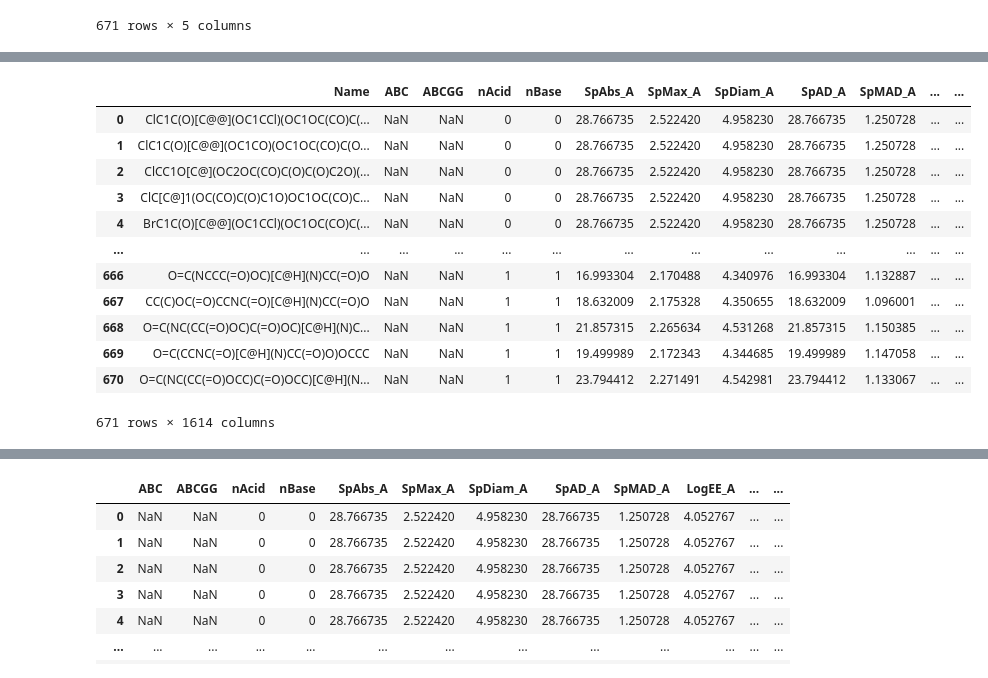
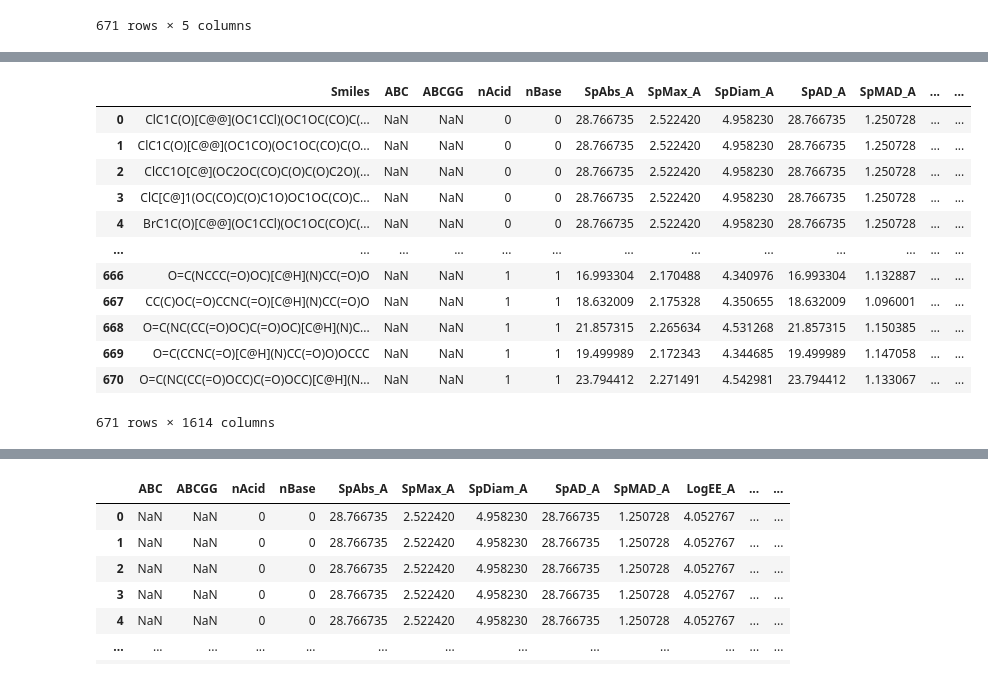
Before and after one commit to Samyzx/Sweetpred, a Jupyter notebook: Model_training.ipynb, the cells around one changed output, grey strips where cells are left out. Cells and saved outputs as stored; diff of their text form; code cells hidden in the pictures.

```diff
--- a/Model_training.ipynb
+++ b/Model_training.ipynb
@@ -38,8 +38,8 @@ Result(<rdkit.Chem.rdchem.Mol object at 0x...>,[<mordred.error.Error object at 0
 # %%
-df2=pd.read_csv("Descriptor_calculated.csv")
+df2=pd.read_csv("Data/Descriptor_calculated.csv")
 df2
 # %% [output]
-|  | Name | ABC | ABCGG | nAcid | nBase | SpAbs_A | SpMax_A | SpDiam_A | SpAD_A | SpMAD_A | ... | ... |
+|  | Smiles | ABC | ABCGG | nAcid | nBase | SpAbs_A | SpMax_A | SpDiam_A | SpAD_A | SpMAD_A | ... | ... |
 | 0 | ClC1C(O)[C@@](OC1CCl)(OC1OC(CO)C(... | NaN | NaN | 0 | 0 | 28.766735 | 2.522420 | 4.958230 | 28.766735 | 1.250728 | ... | ... |
 | 1 | ClC1C(O)[C@@](OC1CO)(OC1OC(CO)C(O... | NaN | NaN | 0 | 0 | 28.766735 | 2.522420 | 4.958230 | 28.766735 | 1.250728 | ... | ... |
 | 2 | ClCC1O[C@](OC2OC(CO)C(O)C(O)C2O)(... | NaN | NaN | 0 | 0 | 28.766735 | 2.522420 | 4.958230 | 28.766735 | 1.250728 | ... | ... |
```
Also changed, not shown: parts of 22 cells of this notebook.
